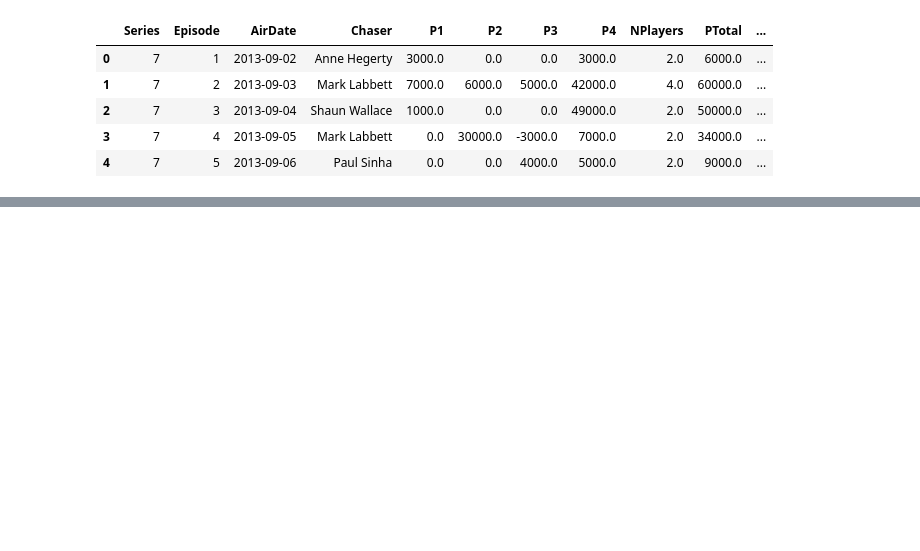
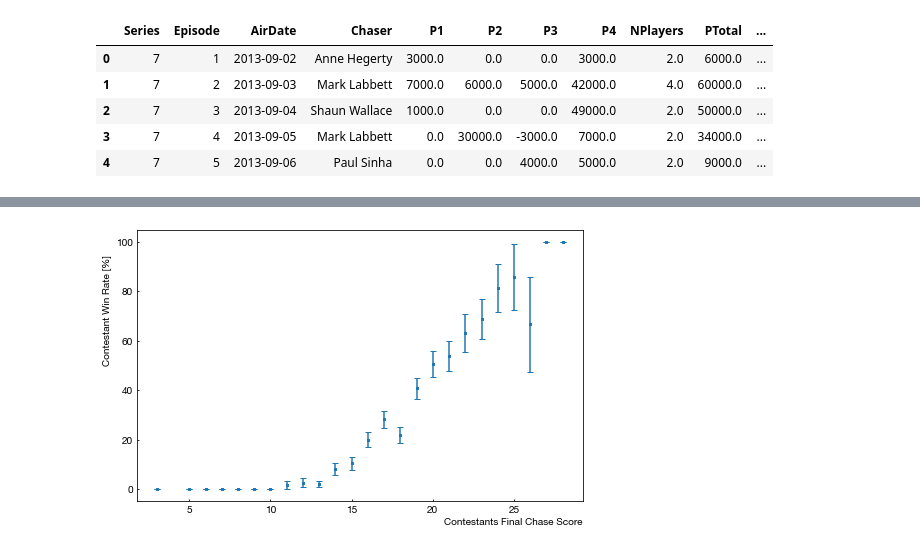
Before and after one commit to hjlyons/ClassicProjects, a Jupyter notebook: TheChase/Simple_EDA.ipynb, the cells around one changed output, grey strips where cells are left out. Drawn from its saved outputs; the diff is of its cells as text; code cells hidden in the pictures; blank space fills up the shorter version.

```diff
--- a/TheChase/Simple_EDA.ipynb
+++ b/TheChase/Simple_EDA.ipynb
@@ -90,0 +98,4 @@ Some interesting drops appearing at 18 and 26 (though this is likely just statis
+# %%
+plot_groupby_winrates(df.groupby(['playerScore']), xlabel="Contestants Final Chase Score", ylabel="Contestant Win Rate [%]")
+# %% [output]
+[figure, added]
```
Also changed, not shown: parts of 20 cells of this notebook.
